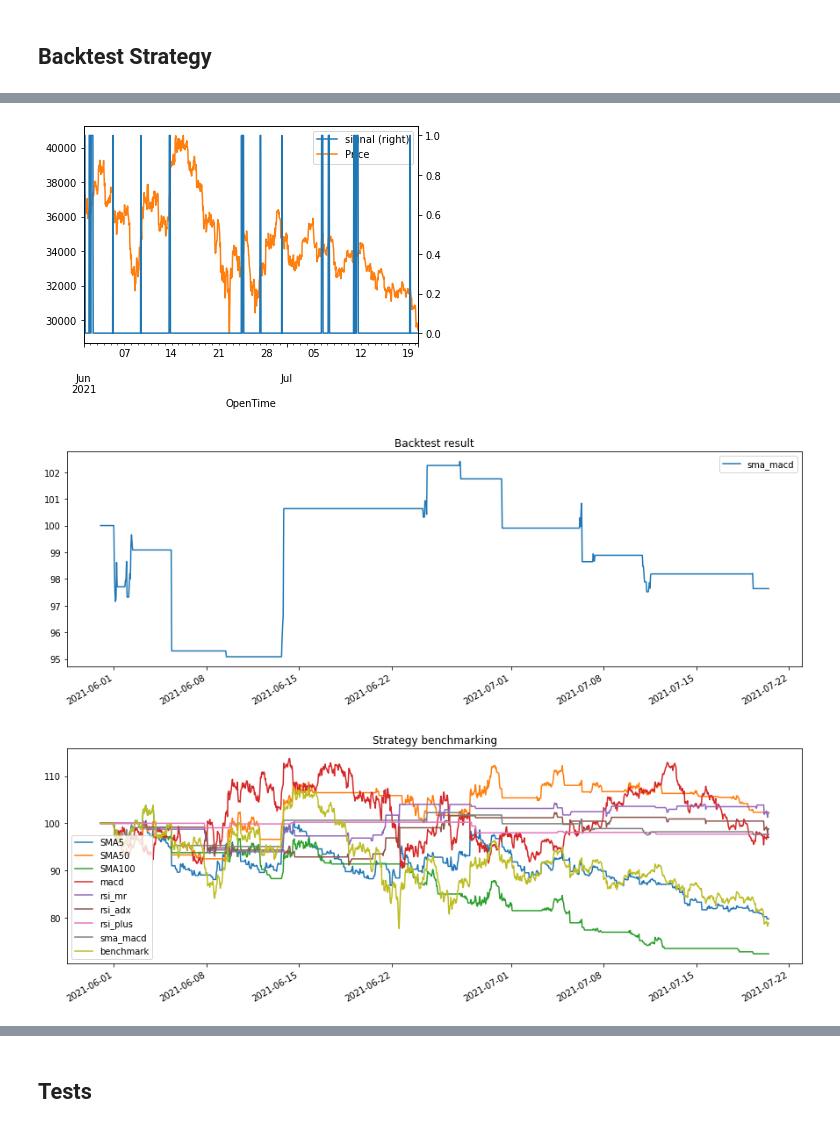
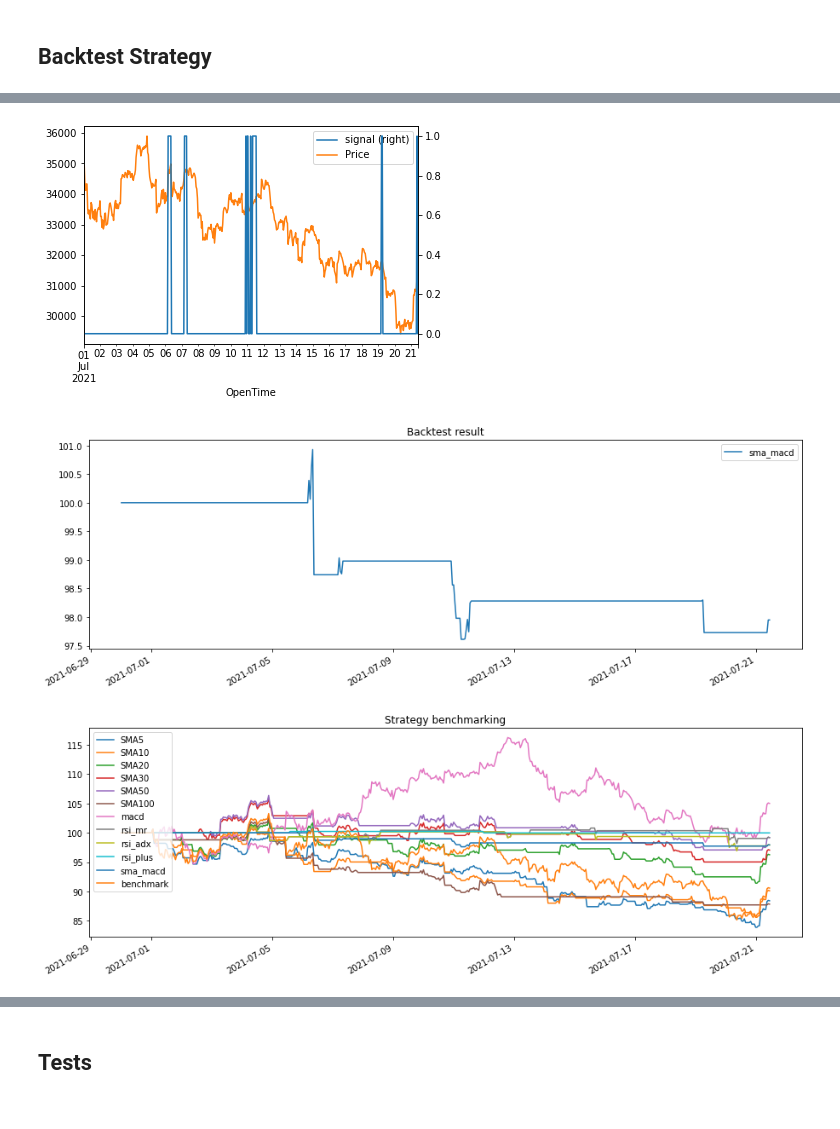
Before and after one commit to evandroagnes/cryptocurrencies-trading, a Jupyter notebook: cryptocurrencies_analysis.ipynb, the cells around one changed output, grey strips where cells are left out. Drawn from its saved outputs; the diff is of its cells as text; code cells hidden in the pictures.

```diff
--- a/cryptocurrencies_analysis.ipynb
+++ b/cryptocurrencies_analysis.ipynb
@@ -162,7 +166,7 @@ data['UpperBBand'], data['MidiBBand'], data['LowerBBand'] = bbands(data.ClosePri
 #data.to_csv(filename)
 # %%
 #limit data to plot
-data = data['2021-6-1':]
+data = data['2021-7-1':]
 # %%
 from technical_indicator_utils import fibonacci_retracement_levels
 
@@ -327,7 +340,7 @@ plt.show()
 # %%
 from backtest_utils import get_macd_signal, signal_strategy
 
-signal = get_macd_signal(data[['signal']].copy(), data[['MACD']].copy())
+signal = get_macd_signal(data[['MACDSignal']].copy(), data[['MACD']].copy())
 
 # Merge the data
 combined_df = bt.merge(signal, price_data)
@@ -377,7 +369,7 @@ combined_df.columns = ['signal', 'Price']
 combined_df.plot(secondary_y=['signal'])
 plt.show()
 # %% [output]
-[figure, old version]
+[figure, new version]
 # %%
 bt_sma_macd = signal_strategy(price_data.copy(), signal, 'sma_macd')
 
@@ -386,12 +378,15 @@ bt_result = bt.run(bt_sma_macd)
 bt_result.plot(title='Backtest result')
 plt.show()
 # %% [output]
-[figure, old version]
+[figure, new version]
 # %%
 from backtest_utils import signal_above_strategy, buy_and_hold_strategy
 
 # Create signal strategy backtest
 bt_sma5 = signal_above_strategy(price_data.copy(), data[['SMA5']].copy(), name='SMA5')
+bt_sma10 = signal_above_strategy(price_data.copy(), data[['SMA10']].copy(), name='SMA10')
+bt_sma20 = signal_above_strategy(price_data.copy(), data[['SMA20']].copy(), name='SMA20')
+bt_sma30 = signal_above_strategy(price_data.copy(), data[['SMA30']].copy(), name='SMA30')
 bt_sma50 = signal_above_strategy(price_data.copy(), data[['SMA50']].copy(), name='SMA50')
 bt_sma100 = signal_above_strategy(price_data.copy(), data[['SMA100']].copy(), name='SMA100')
 
@@ -399,12 +394,12 @@ bt_sma100 = signal_above_strategy(price_data.copy(), data[['SMA100']].copy(), na
 bt_benchmark = buy_and_hold_strategy(price_data.copy(), name='benchmark')
 # %%
 # Run all backtests and plot the resutls
-bt_results = bt.run(bt_sma5, bt_sma50, bt_sma100, bt_macd, bt_rsi, bt_rsi_adx, bt_rsi_plus, bt_sma_macd, bt_benchmark)
+bt_results = bt.run(bt_sma5,bt_sma10, bt_sma20, bt_sma30, bt_sma50, bt_sma100, bt_macd, bt_rsi, bt_rsi_adx, bt_rsi_plus, bt_sma_macd, bt_benchmark)
 #bt_results = bt.run(bt_rsi, bt_sma50, bt_benchmark)
 bt_results.plot(title='Strategy benchmarking')
 plt.show()
 # %% [output]
-[figure, old version]
+[figure, new version]
 # %%
 bt_results.display()
 # %% [output]
```
Also changed, not shown: parts of 26 cells of this notebook.
